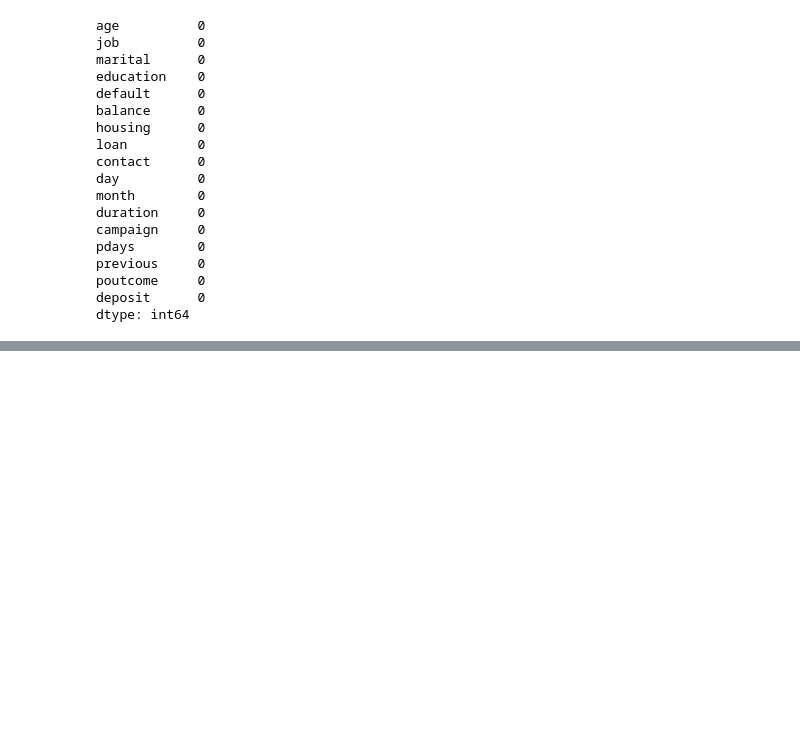
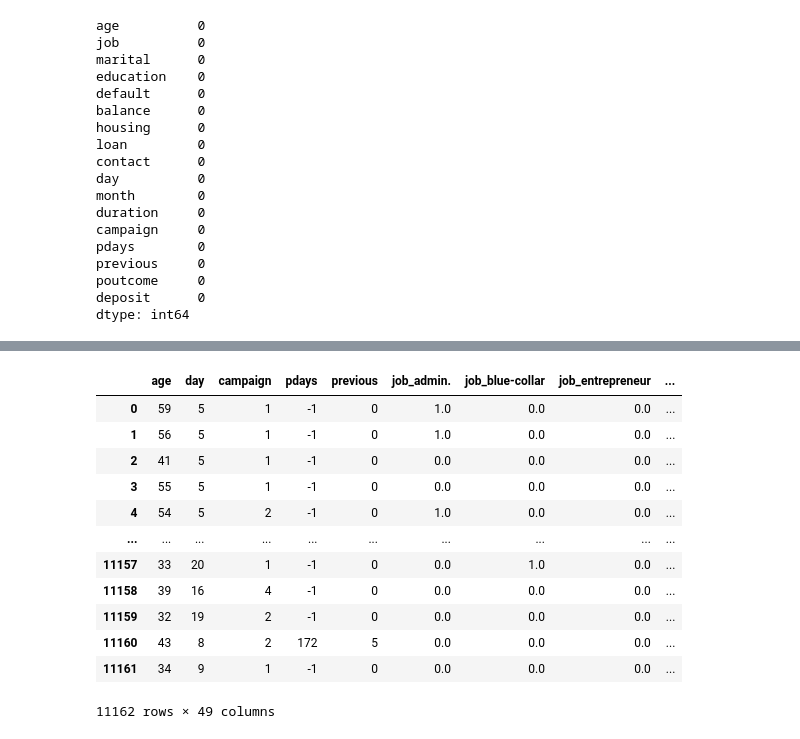
Before and after one commit to hanizarchmn/MLR-Multiple-Linear-Regression-, a Jupyter notebook: Classification_(Bank_Marketing_Dataset).ipynb, the cells around one changed output, grey strips where cells are left out. Saved outputs shown, nothing was run; the diff lists cells and outputs as text; code cells hidden in the pictures; blank space fills up the shorter version.

```diff
--- a/Classification_(Bank_Marketing_Dataset).ipynb
+++ b/Classification_(Bank_Marketing_Dataset).ipynb
@@ -115,0 +200,18 @@ dtype: int64
+# %%
+#Memilih fitur
+feature = df_encoded.drop(['balance', 'duration', 'deposit'], axis=1)
+feature
+# %% [output]
+|  | age | day | campaign | pdays | previous | job_admin. | job_blue-collar | job_entrepreneur | ... |
+| 0 | 59 | 5 | 1 | -1 | 0 | 1.0 | 0.0 | 0.0 | ... |
+| 1 | 56 | 5 | 1 | -1 | 0 | 1.0 | 0.0 | 0.0 | ... |
+| 2 | 41 | 5 | 1 | -1 | 0 | 0.0 | 0.0 | 0.0 | ... |
+| 3 | 55 | 5 | 1 | -1 | 0 | 0.0 | 0.0 | 0.0 | ... |
+| 4 | 54 | 5 | 2 | -1 | 0 | 1.0 | 0.0 | 0.0 | ... |
+| ... | ... | ... | ... | ... | ... | ... | ... | ... | ... |
+| 11157 | 33 | 20 | 1 | -1 | 0 | 0.0 | 1.0 | 0.0 | ... |
+| 11158 | 39 | 16 | 4 | -1 | 0 | 0.0 | 0.0 | 0.0 | ... |
+| 11159 | 32 | 19 | 2 | -1 | 0 | 0.0 | 0.0 | 0.0 | ... |
+| 11160 | 43 | 8 | 2 | 172 | 5 | 0.0 | 0.0 | 0.0 | ... |
+| 11161 | 34 | 9 | 1 | -1 | 0 | 0.0 | 0.0 | 0.0 | ... |
+11162 rows × 49 columns
```
Also changed, not shown: parts of 10 cells of this notebook.
